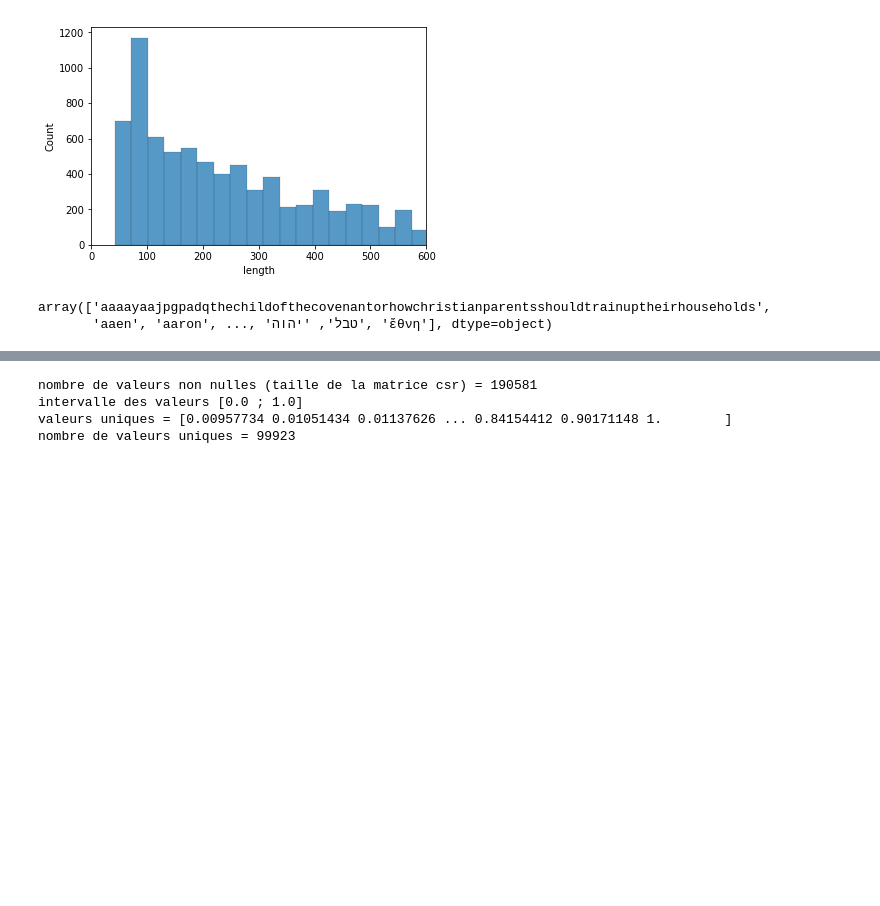
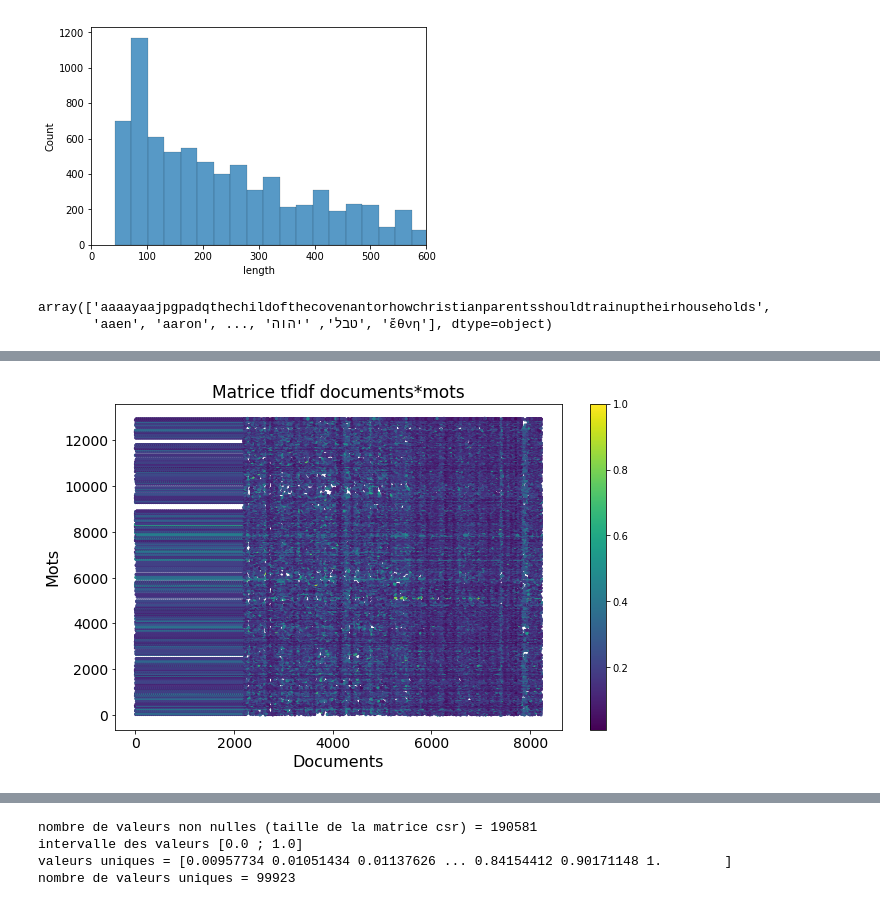
Before and after one commit to lolodino77/classification_texte_articles, a Jupyter notebook: clustering/dimension_reduction.ipynb, the cells around one changed output, grey strips where cells are left out. Cells and saved outputs as stored; diff of their text form; code cells hidden in the pictures; blank space fills up the shorter version.

Commit message:
plot matrice tfidf

```diff
--- a/clustering/dimension_reduction.ipynb
+++ b/clustering/dimension_reduction.ipynb
@@ -73,0 +100,16 @@ array(['aaaayaajpgpadqthechildofthecovenantorhowchristianparentsshouldtrainupthe
+# %%
+#Plot de la matrice (avec un scatterplot)
+X_tfidf_dict = X_tfidf.todok()
+X_tfidf_xy = np.array(list(X_tfidf_dict.keys()))
+X_tfidf_val = np.array(list(X_tfidf_dict.values()))
+plt.scatter(X_tfidf_xy[:,0], X_tfidf_xy[:,1], s=5, c=X_tfidf_val)
+plt.xlabel("Documents", size=16)
+plt.ylabel("Mots", size=16)
+plt.title("Matrice tfidf documents*mots", size=17)
+plt.xticks(fontsize=15)
+plt.yticks(fontsize=15)
+plt.colorbar()
+plt.rcParams["figure.figsize"] = (10, 6)
+plt.show()
+# %% [output]
+[figure, added]
```
Also changed, not shown: parts of 5 cells of this notebook.
